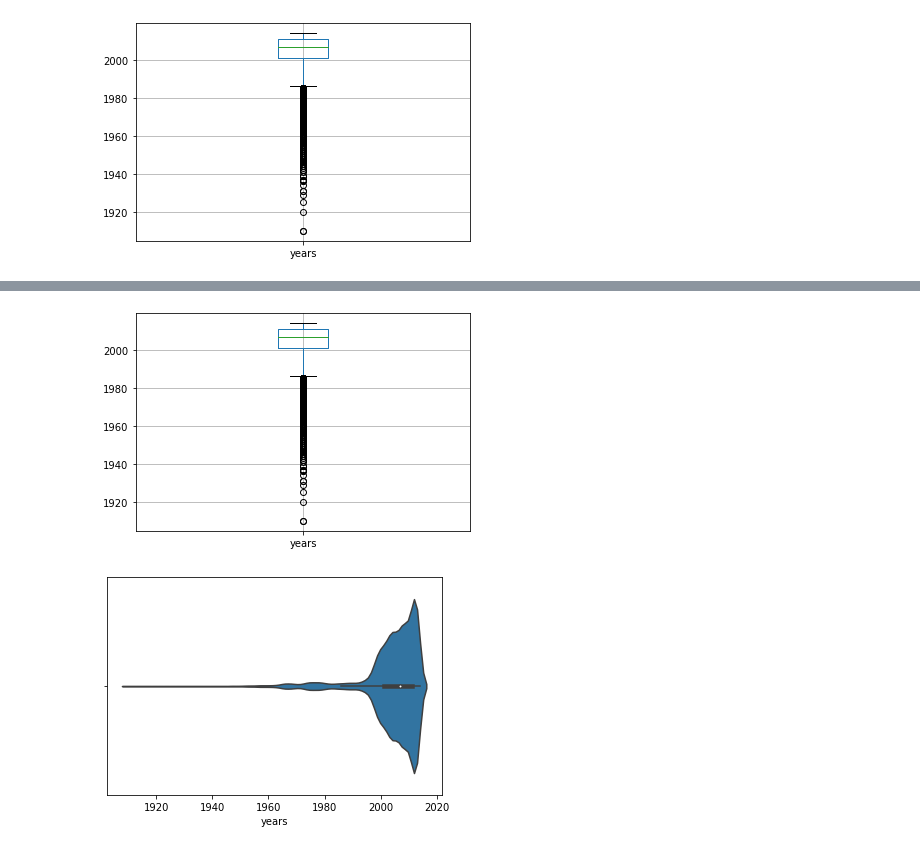
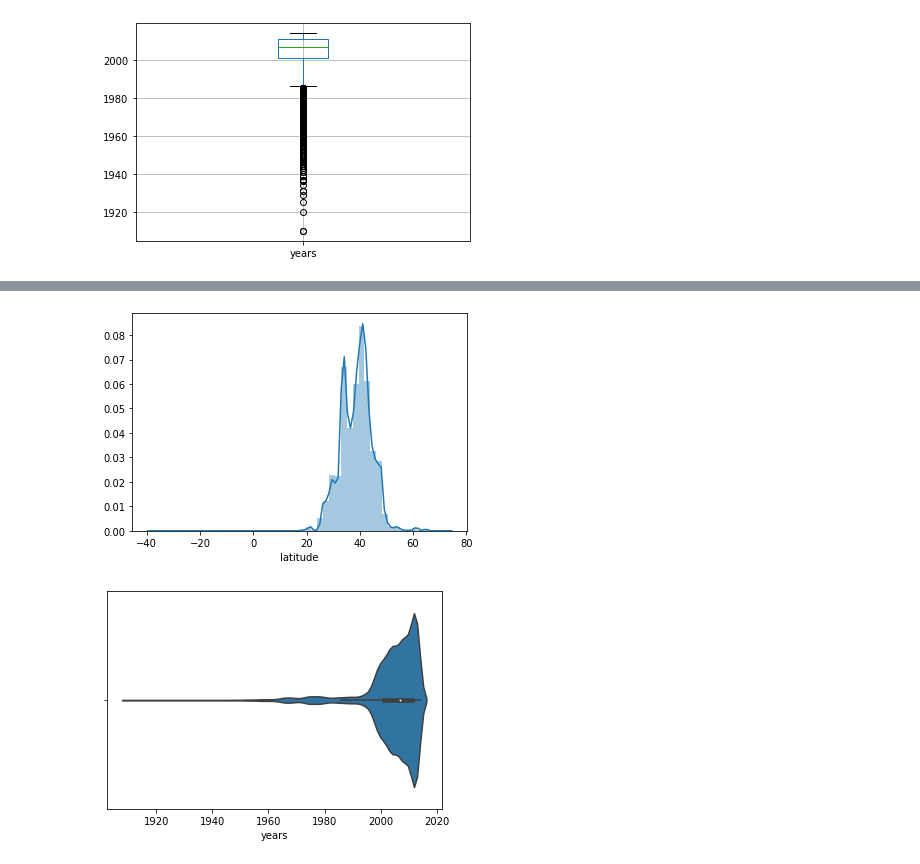
Before and after one commit to ElenaCerezoSwing/visualizing-real-world-data-project, a Jupyter notebook: Methods/main.ipynb, the cells around one changed output, grey strips where cells are left out. Drawn from its saved outputs; the diff is of its cells as text; code cells hidden in the pictures.

```diff
--- a/Methods/main.ipynb
+++ b/Methods/main.ipynb
@@ -51,7 +56,7 @@ get_boxplot(ufo2, 'latitude')
-# %%
-get_boxplot(ufo2, 'years')
-# %% [output]
-[figure, removed]
+# %%
+get_distplot(ufo2, 'latitude', True)
+# %% [output]
+[figure, added]
 # %%
 get_violinplot(ufo2, 'years')
 # %% [output]
```
Also changed, not shown: parts of 6 cells of this notebook, 2 other files.
